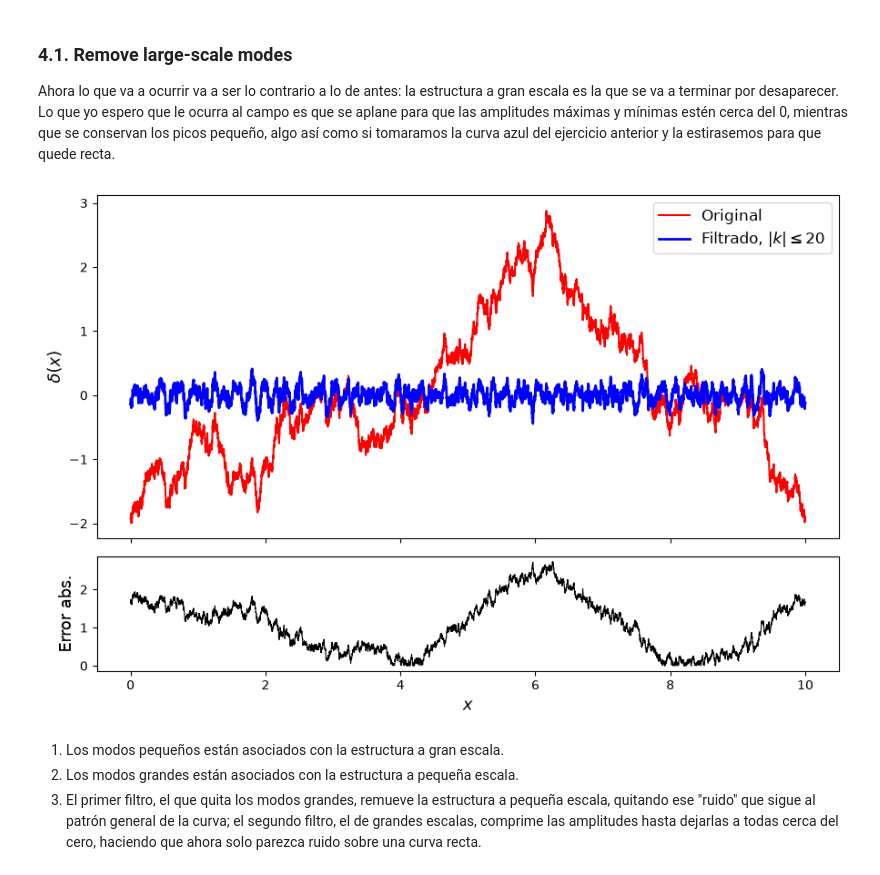
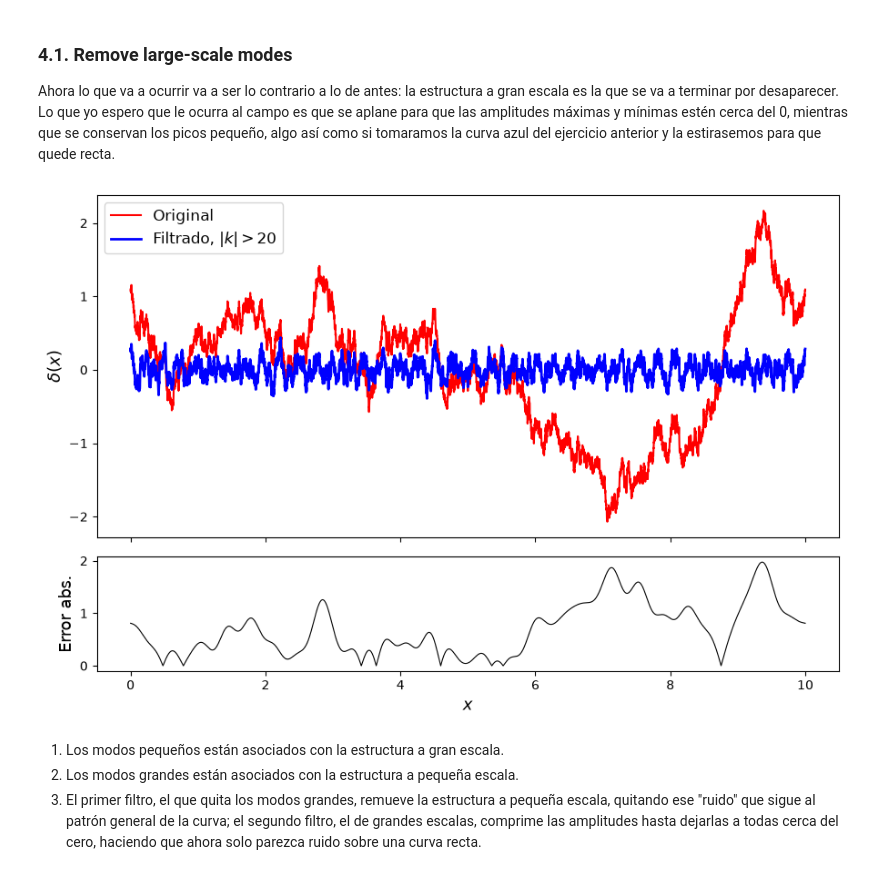
Before and after one commit to jairferrara/num-est, a Jupyter notebook: 03/03.ipynb, the cells around one changed output. Drawn from its saved outputs; the diff is of its cells as text; code cells hidden in the pictures.

```diff
--- a/03/03.ipynb
+++ b/03/03.ipynb
@@ -75,7 +75,7 @@ plt.show()
 # %% [markdown]
 ## 2. What condition makes the field real?
 # %%
-delta_k_test = np.empty((5, N))
+delta_k_test = np.empty((5, N), dtype=complex)
 for i, g in enumerate(rng.spawn(5)):
     A = np.sqrt(N ** 2 * Pk_unshifted / L / 2) * (g.normal(size=N) + 1j * g.normal(size=N))
     A[0] = 0
@@ -199,19 +199,19 @@ Ahora lo que va a ocurrir va a ser lo contrario a lo de antes: la estructura a g
 # %%
 delta_k_three_masked = np.where(~mask, 0, delta_k_three[0])
 delta_x_three_masked = np.fft.ifft(delta_k_three_masked)
 
 fig, (ax, ax_err) = plt.subplots(2, 1, figsize=(9, 6), sharex=True, height_ratios=[3, 1])
 ax.plot(real_space, delta_x_three[0].real, c='r', label='Original')
-ax.plot(real_space, delta_x_three_masked.real, c='b', lw=2, label=rf'Filtrado, $|k| \leq {k_cut}$')
+ax.plot(real_space, delta_x_three_masked.real, c='b', lw=2, label=rf'Filtrado, $|k| > {k_cut}$')
 ax.set_ylabel(r'$\delta(x)$', fontsize=13)
 ax.legend(fontsize=12)
-ax_err.plot(real_space, np.abs(delta_x_three[1].real - delta_x_three_masked.real), color='k', lw=0.8)
+ax_err.plot(real_space, np.abs(delta_x_three[0].real - delta_x_three_masked.real), color='k', lw=0.8)
 ax_err.set_xlabel('$x$', fontsize=13)
 ax_err.set_ylabel('Error abs.', fontsize=13)
 plt.tight_layout()
 plt.show()
 # %% [output]
-[figure, old version]
+[figure, new version]
 # %% [markdown]
 1. Los modos pequeños están asociados con la estructura a gran escala.
 2. Los modos grandes están asociados con la estructura a pequeña escala.
```
Also changed, not shown: parts of 16 cells of this notebook, 1 other file.
